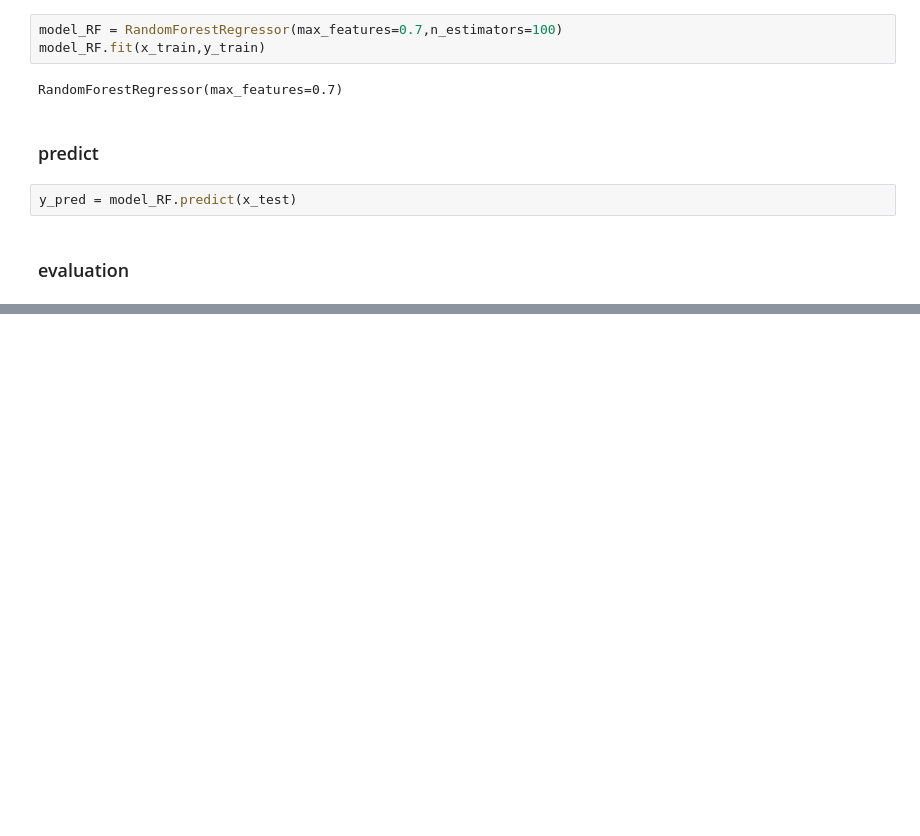
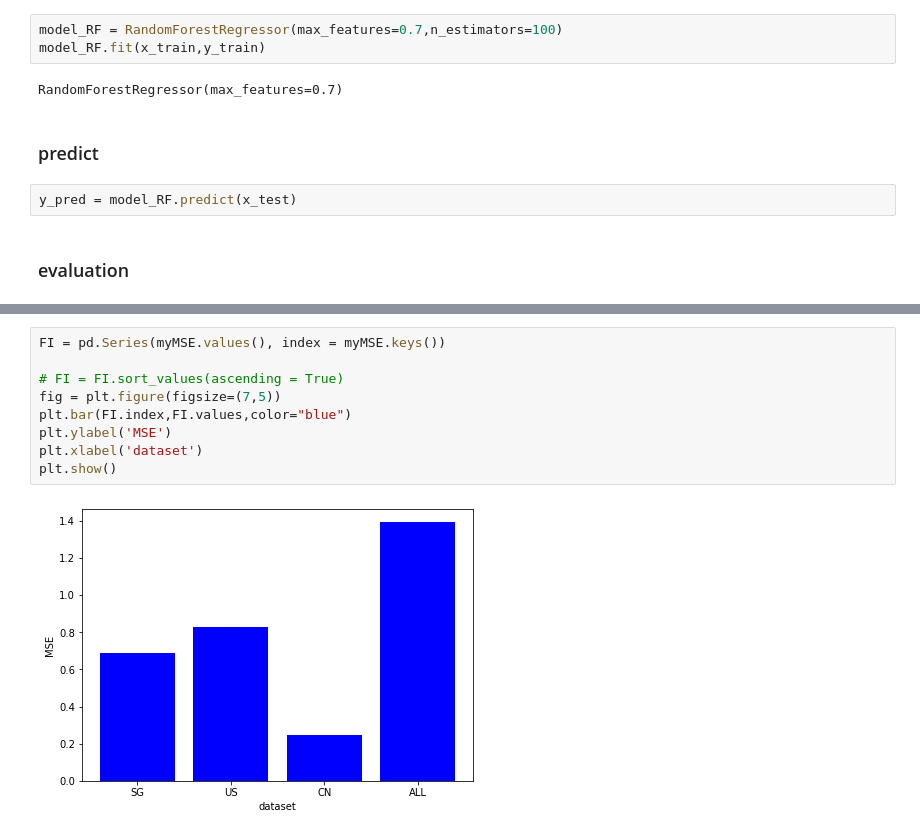
Before and after one commit to JiaZeng1918/CS5239, a Jupyter notebook: src/regression.ipynb, the cells around one changed output, grey strips where cells are left out. Drawn from its saved outputs; the diff is of its cells as text; blank space fills up the shorter version.

```diff
--- a/src/regression.ipynb
+++ b/src/regression.ipynb
@@ -188,0 +268,11 @@ R2: 0.9979580407359567
+# %%
+FI = pd.Series(myMSE.values(), index = myMSE.keys())
+
+# FI = FI.sort_values(ascending = True)
+fig = plt.figure(figsize=(7,5))
+plt.bar(FI.index,FI.values,color="blue")
+plt.ylabel('MSE')
+plt.xlabel('dataset')
+plt.show()
+# %% [output]
+[figure, added]
```
Also changed, not shown: parts of 22 cells of this notebook.
